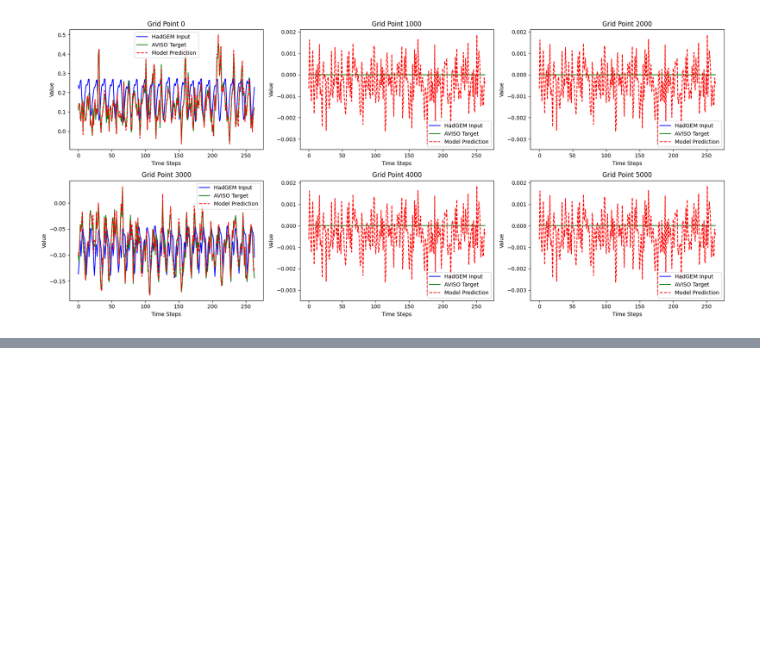
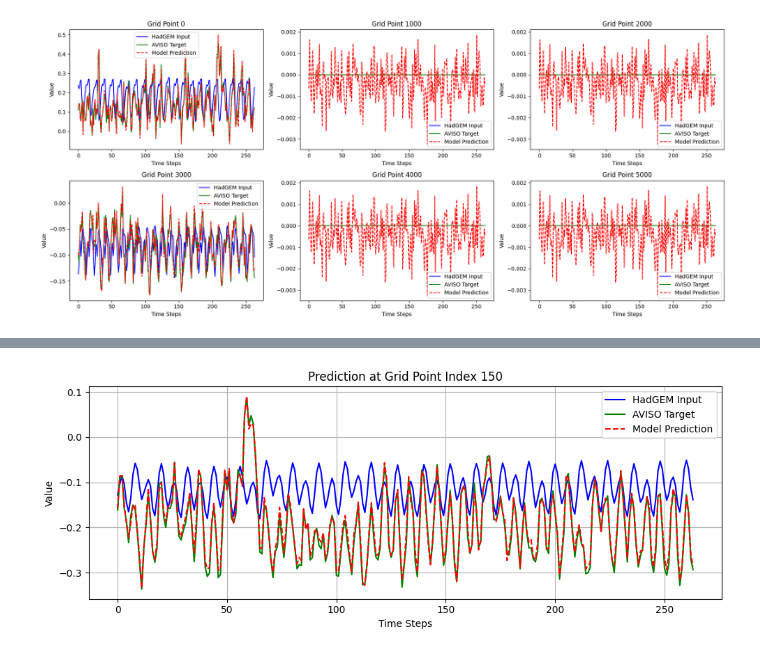
Before and after one commit to arshmehar/ssh_Indian_Ocean, a Jupyter notebook: patchtst_test.ipynb, the cells around one changed output, grey strips where cells are left out. Cells and saved outputs as stored; diff of their text form; code cells hidden in the pictures; blank space fills up the shorter version.

```diff
--- a/patchtst_test.ipynb
+++ b/patchtst_test.ipynb
@@ -873,0 +889,20 @@ plt.show()
+# %%
+import matplotlib.pyplot as plt
+
+idx = 150
+
+
+plt.figure(figsize=(10, 4))
+plt.plot(hadgem_series, label="HadGEM Input", color="blue")
+plt.plot(aviso_series, label="AVISO Target", color="green")
+plt.plot(pred_series, label="Model Prediction", linestyle='--', color="red")
+
+plt.title(f"Prediction at Grid Point Index {idx}")
+plt.xlabel("Time Steps")
+plt.ylabel("Value")
+plt.legend()
+plt.grid(True)
+plt.tight_layout()
+plt.show()
+# %% [output]
+[figure, added]
```
Also changed, not shown: parts of 3 cells of this notebook.
